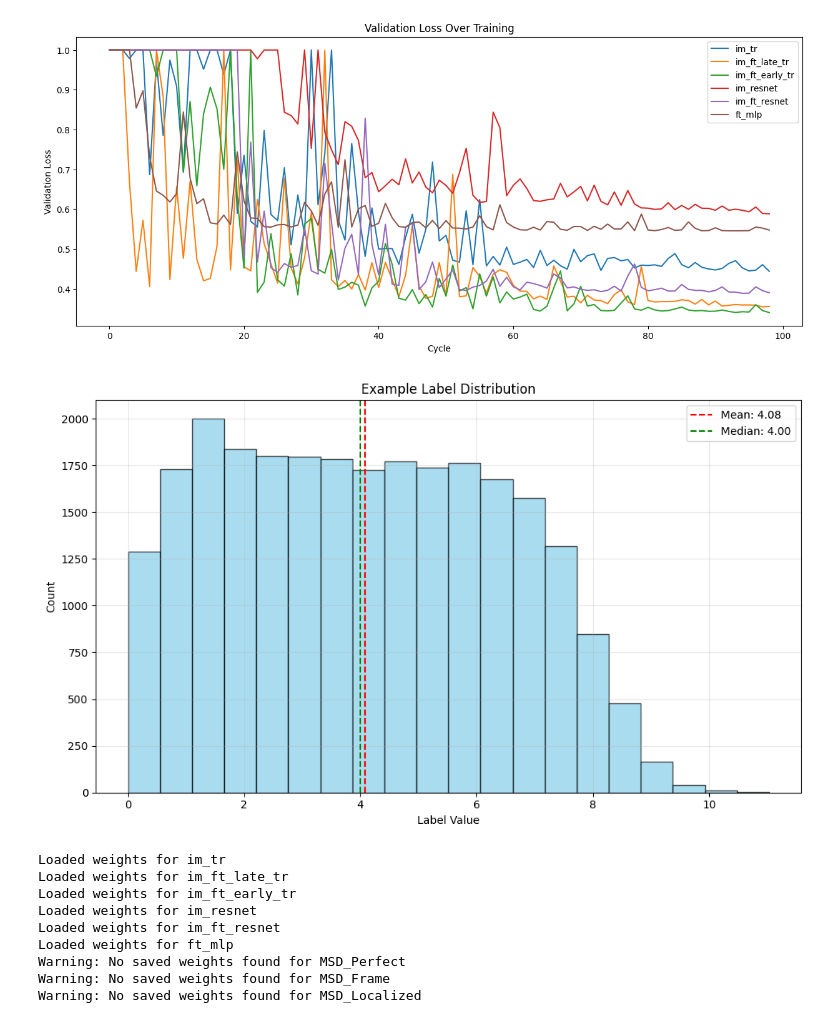
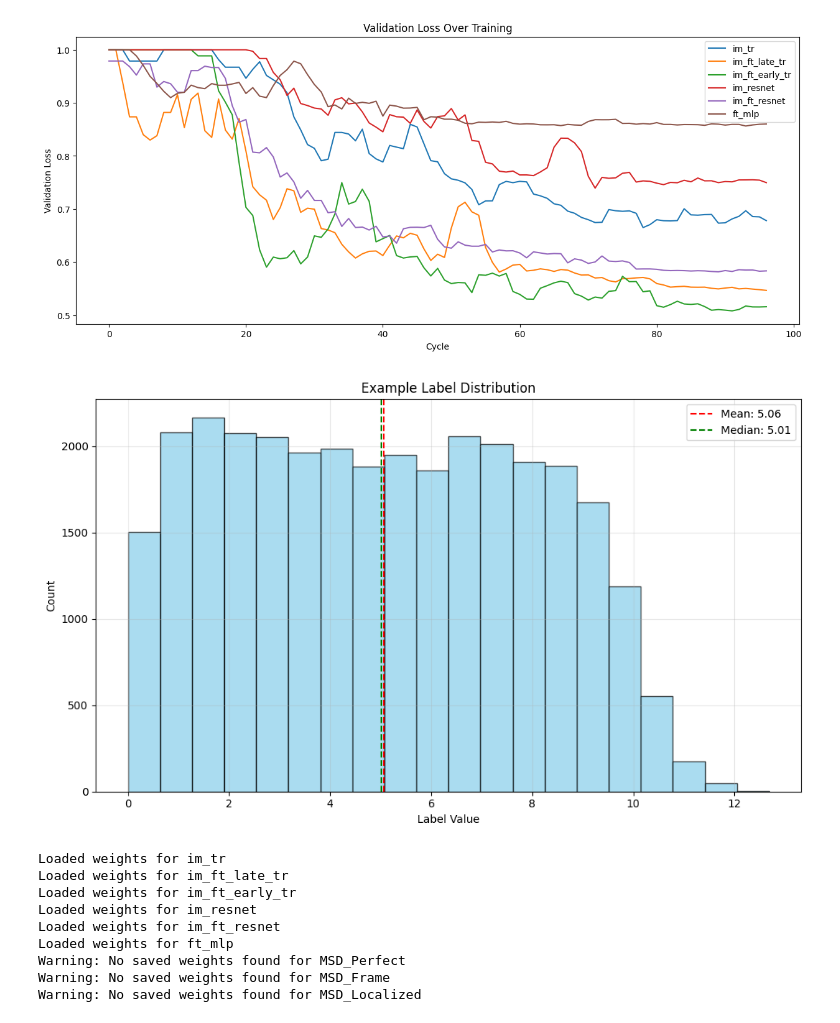
Before and after one commit to Biomedical-Imaging-Group/MolecularDiffusion_MiViT, a Jupyter notebook: train_resultsImagesFeatures.ipynb, the cells around one changed output. Cells and saved outputs as stored; diff of their text form; code cells hidden in the pictures.

```diff
--- a/train_resultsImagesFeatures.ipynb
+++ b/train_resultsImagesFeatures.ipynb
@@ -3,36 +3,42 @@ import torch
 import matplotlib.pyplot as plt
 from trainSettingsImagesFeatures import *
 from helpersPlot import *
 import pandas as pd
 import seaborn as sns
 
 
 %load_ext autoreload
 %reload_ext autoreload
 %autoreload 2
 
+def smooth_array(arr, n):
+    pad = n // 2
+    padded = np.pad(arr, pad, mode='edge')
+    kernel = np.ones(n) / n
+    smoothed = np.convolve(padded, kernel, mode='valid')
+    return smoothed
 
 # Load training results
-results = torch.load("training_results_ImFt_WithRes2.pth",map_location=torch.device('cpu'))
+results = torch.load("training_results_ten4.pth",map_location=torch.device('cpu'))
 
 # Extract data
 validation_losses = results["validation_losses"]
 all_labels = results["all_labels"]
 model_weights = results["model_weights"]
 plt.figure(figsize=(15, 6))  # <-- Add this line to control figure size
 
 
 # Example: Plot validation loss curves
 for model_name, losses in validation_losses.items():
-    plt.plot(np.clip(losses["val_avg"],0,1), label=model_name)
+    plt.plot(smooth_array(np.clip(losses["val_avg"],0,1), 5), label=model_name)
 
 plt.xlabel("Cycle")
 plt.ylabel("Validation Loss")
 plt.legend()
 plt.title("Validation Loss Over Training")
 plt.show()
 # %% [output]
-[figure, old version]
+[figure, new version]
 # %%
 import matplotlib.pyplot as plt
 import numpy as np
@@ -125,7 +131,7 @@ if __name__ == "__main__":
 
     plt.show()
 # %% [output]
-[figure, old version]
+[figure, new version]
 # %%
 
 models, optimizers, schedulers = getTrainingModels(addMSDModels=True)
```
Also changed, not shown: parts of 13 cells of this notebook, 6 other files.
